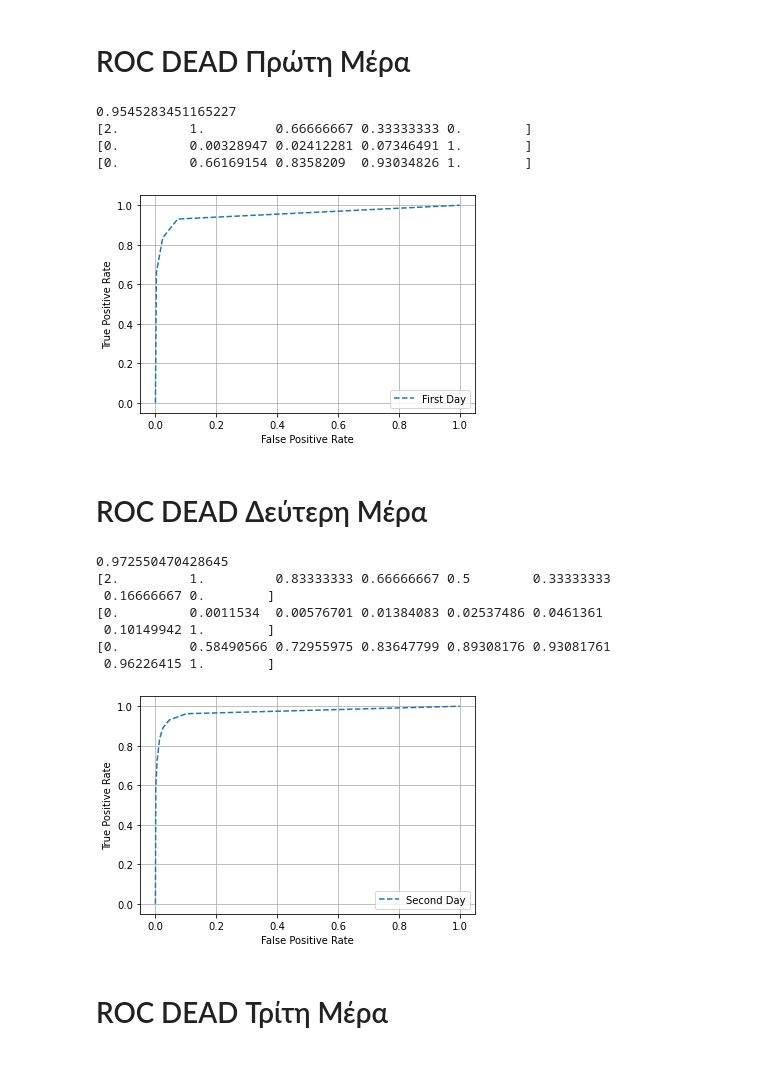
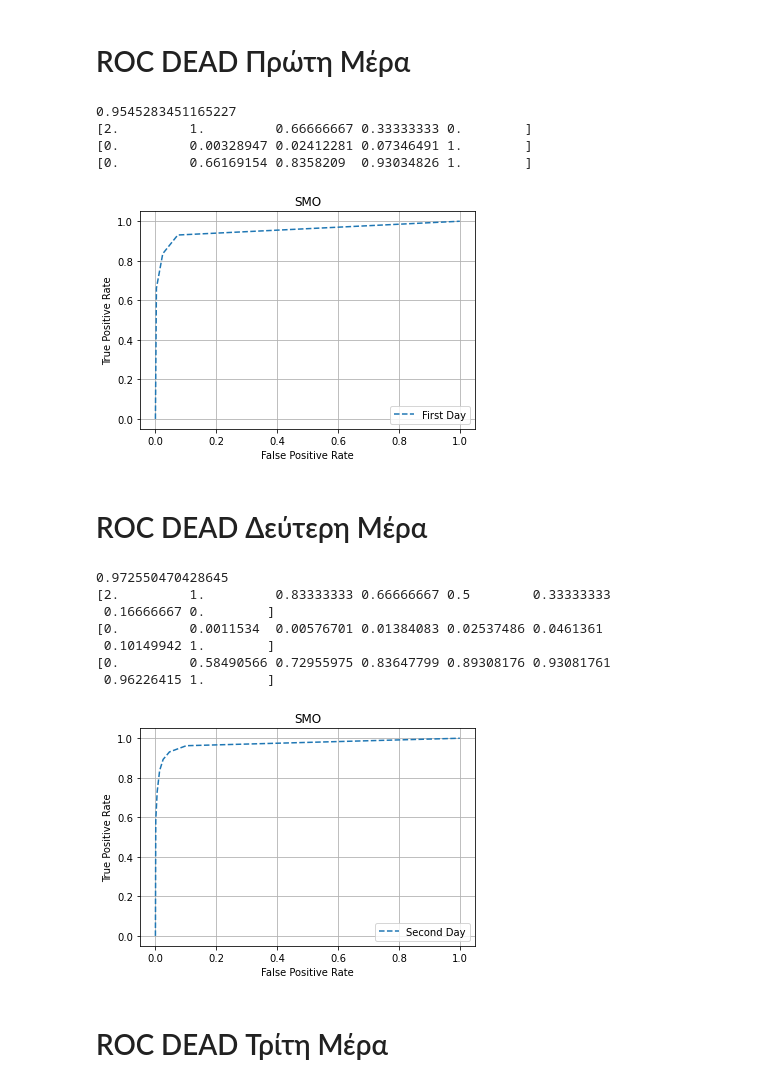
Before and after one commit to DimopDim/MimicIV, a Jupyter notebook: New_Code/07_06_ROC_SMO.ipynb, the cells around one changed output. Saved outputs shown, nothing was run; the diff lists cells and outputs as text; code cells hidden in the pictures.

```diff
--- a/New_Code/07_06_ROC_SMO.ipynb
+++ b/New_Code/07_06_ROC_SMO.ipynb
@@ -209,22 +217,24 @@ pyplot.show()
 # %%
 print(roc_auc_score(ground_truth_dead1, prob_dead1))
 fpr_dead1, tpr_dead1, thresholds_dead1 = roc_curve(ground_truth_dead1, prob_dead1)
 pyplot.plot(fpr_dead1, tpr_dead1, linestyle='--', label='First Day')
 
 pyplot.xlabel('False Positive Rate') # Εκτυπώνει τον τίτλο του Χ
 pyplot.ylabel('True Positive Rate') # Εκτυπώνει τον τίτλο του Υ
 pyplot.legend() #Εκτυπώνει το label
 pyplot.grid(True) # Εκτυπώνει τα τετράγωνα
+pyplot.title("SMO")
+
 print(thresholds_dead1)
 print(fpr_dead1)
 print(tpr_dead1)
 pyplot.show()
 # %% [output]
 0.9545283451165227
 [2.         1.         0.66666667 0.33333333 0.        ]
 [0.         0.00328947 0.02412281 0.07346491 1.        ]
 [0.         0.66169154 0.8358209  0.93034826 1.        ]
-[figure, old version]
+[figure, new version]
 # %% [markdown]
 # ROC DEAD Δεύτερη Μέρα
 # %%
@@ -236,6 +246,8 @@ pyplot.xlabel('False Positive Rate') # Εκτυπώνει τον τίτλο το
 pyplot.ylabel('True Positive Rate') # Εκτυπώνει τον τίτλο του Υ
 pyplot.legend() #Εκτυπώνει το label
 pyplot.grid(True) # Εκτυπώνει τα τετράγωνα
+pyplot.title("SMO")
+
 print(thresholds_dead2)
 print(fpr_dead2)
 print(tpr_dead2)
@@ -248,7 +260,7 @@ pyplot.show()
  0.10149942 1.        ]
 [0.         0.58490566 0.72955975 0.83647799 0.89308176 0.93081761
  0.96226415 1.        ]
-[figure, old version]
+[figure, new version]
 # %% [markdown]
 # ROC DEAD Τρίτη Μέρα
 # %%
```
Also changed, not shown: parts of 8 cells of this notebook.
